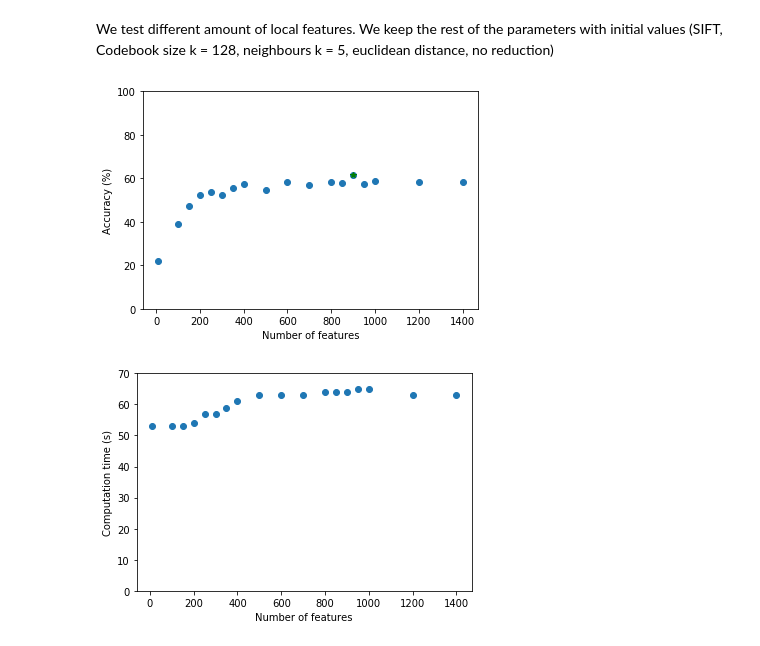
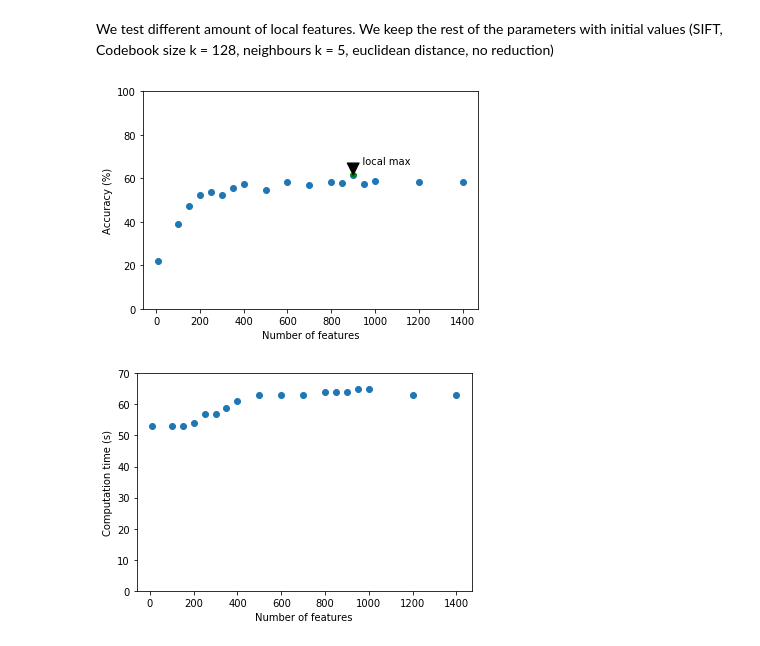
Before and after one commit to brugues/MCV-2019-M3, a Jupyter notebook: Week1/bovw/BagofVisualWords.ipynb, the cells around one changed output. Cells and saved outputs as stored; diff of their text form; code cells hidden in the pictures.

Commit message:
Local max in graph

```diff
--- a/Week1/bovw/BagofVisualWords.ipynb
+++ b/Week1/bovw/BagofVisualWords.ipynb
@@ -141,14 +141,19 @@ We keep the rest of the parameters with initial values (SIFT, Codebook size k =
 # %%
 number = [10, 100, 150, 200, 250, 300, 350, 400, 500, 600, 700, 800, 850, 900, 950, 1000, 1200, 1400]
 accuracy = [22.18, 39.03, 47.21, 52.42, 53.53, 52.42, 55.64, 57.5, 54.77, 58.24, 56.88, 58.11, 57.74, 61.34, 57.49, 58.99, 58.36, 58.49]
 plt.scatter(number, accuracy)
 plt.plot(number[13], accuracy[13], 'g*')
 plt.ylim((0, 100))
 plt.xlabel("Number of features")
 plt.ylabel("Accuracy (%)")
+ymax = max(accuracy)
+xpos = accuracy.index(ymax)
+xmax = number[xpos]
+plt.annotate('   local max', xy=(xmax, ymax), xytext=(xmax, ymax+5),
+            arrowprops=dict(facecolor='black', shrink=0.05),)
 plt.show()
 # %% [output]
-[figure, old version]
+[figure, new version]
 # %%
 time = [53, 53, 53, 54, 57, 57, 59, 61, 63, 63, 63, 64, 64, 64, 65, 65, 63, 63]
 plt.scatter(number, time)
```
Also changed, not shown: parts of 4 cells of this notebook.
